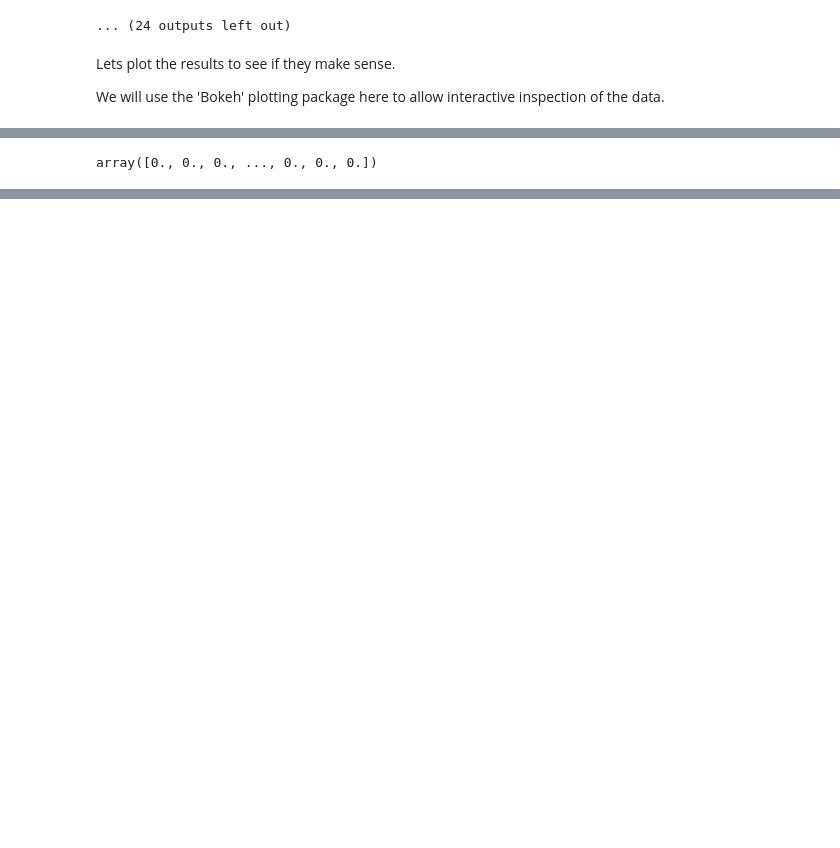
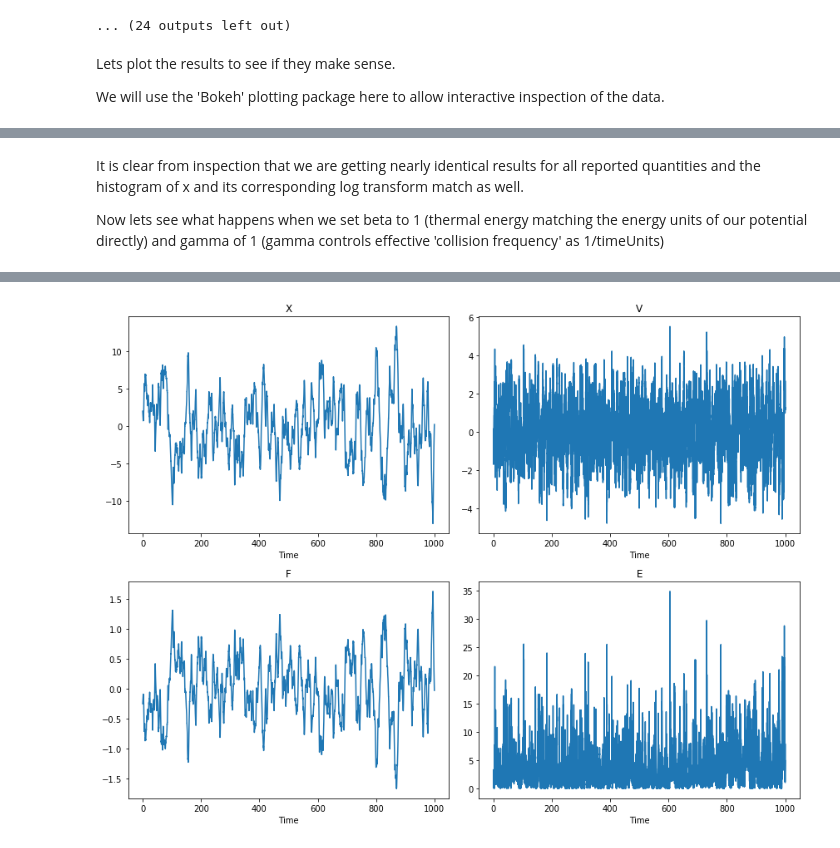
Before and after one commit to wesleymsmith/Milestoning_Analysis, a Jupyter notebook: Well_Test_Sim.ipynb, the cells around one changed output, grey strips where cells are left out. Cells and saved outputs as stored; diff of their text form; code cells hidden in the pictures; blank space fills up the shorter version.

```diff
--- a/Well_Test_Sim.ipynb
+++ b/Well_Test_Sim.ipynb
@@ -358,4 +369,21 @@ plt.show()
-# %%
-simDat_lvd[0]
-# %% [output]
-array([0., 0., 0., ..., 0., 0., 0.])
+# %% [markdown]
+It is clear from inspection that we are getting nearly identical results for all reported quantities and the histogram of x and its corresponding log transform match as well.
+
+Now lets see what happens when we set beta to 1 (thermal energy matching the energy units of our potential directly) and gamma of 1 (gamma controls effective 'collision frequency' as 1/timeUnits)
+# %%
+ts=.01
+simDat_lvd=run_sim_lvd(2.0,0.0,potDer,potFun,100000,dt=ts,
+                   gamma=1,beta=1)
+times=np.arange(len(simDat_lvd[0]))*ts
+fig,axs=plt.subplots(2,2)
+fig.set_figheight(9)
+fig.set_figwidth(12)
+setNames=["X","V","F","E"]
+for iSet,dataSet in enumerate(simDat_lvd):
+    ax=axs.flat[iSet]
+    ax.plot(times,dataSet)
+    ax.set_xlabel("Time")
+    ax.set_title(setNames[iSet])
+plt.tight_layout()
+plt.show()
+# %% [output]
@@ -361,0 +391 @@ array([0., 0., 0., ..., 0., 0., 0.])
+[figure, added]
```
Also changed, not shown: parts of 18 cells of this notebook, 3 other files.
